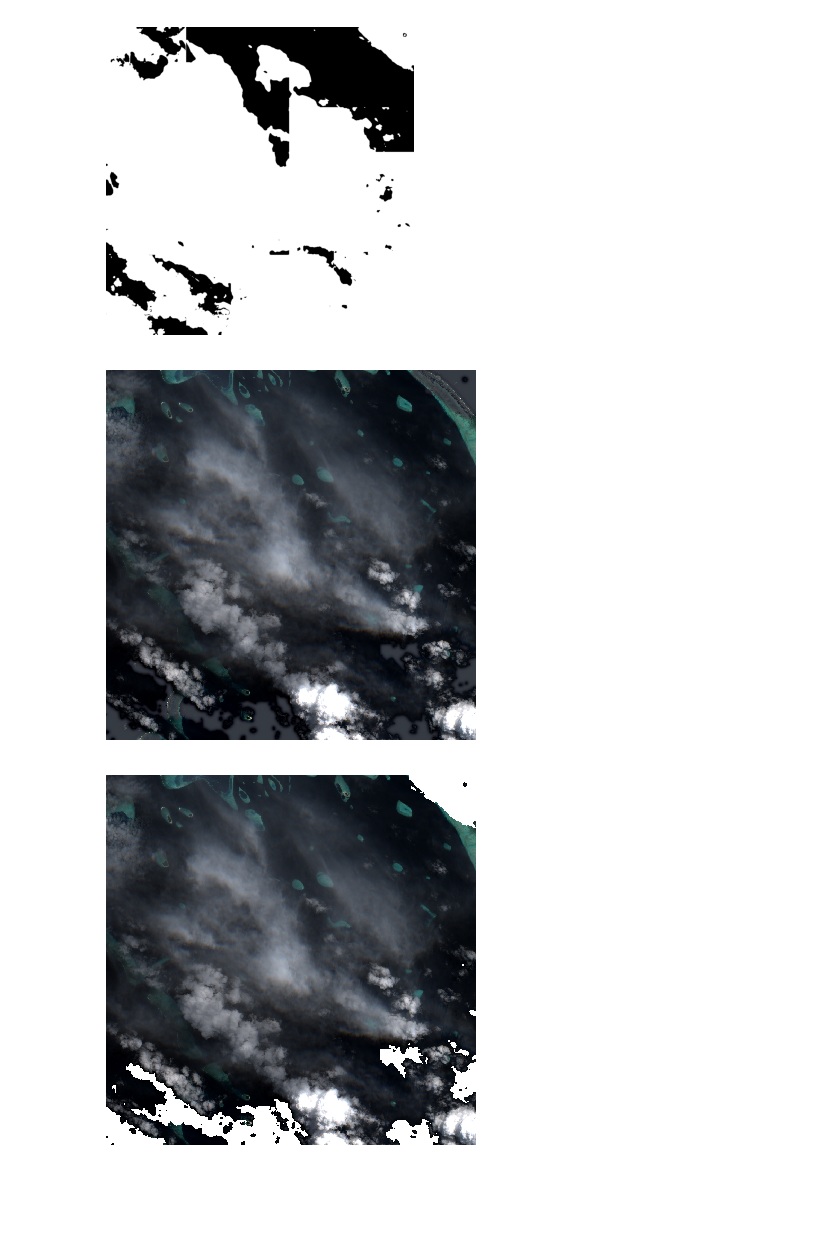
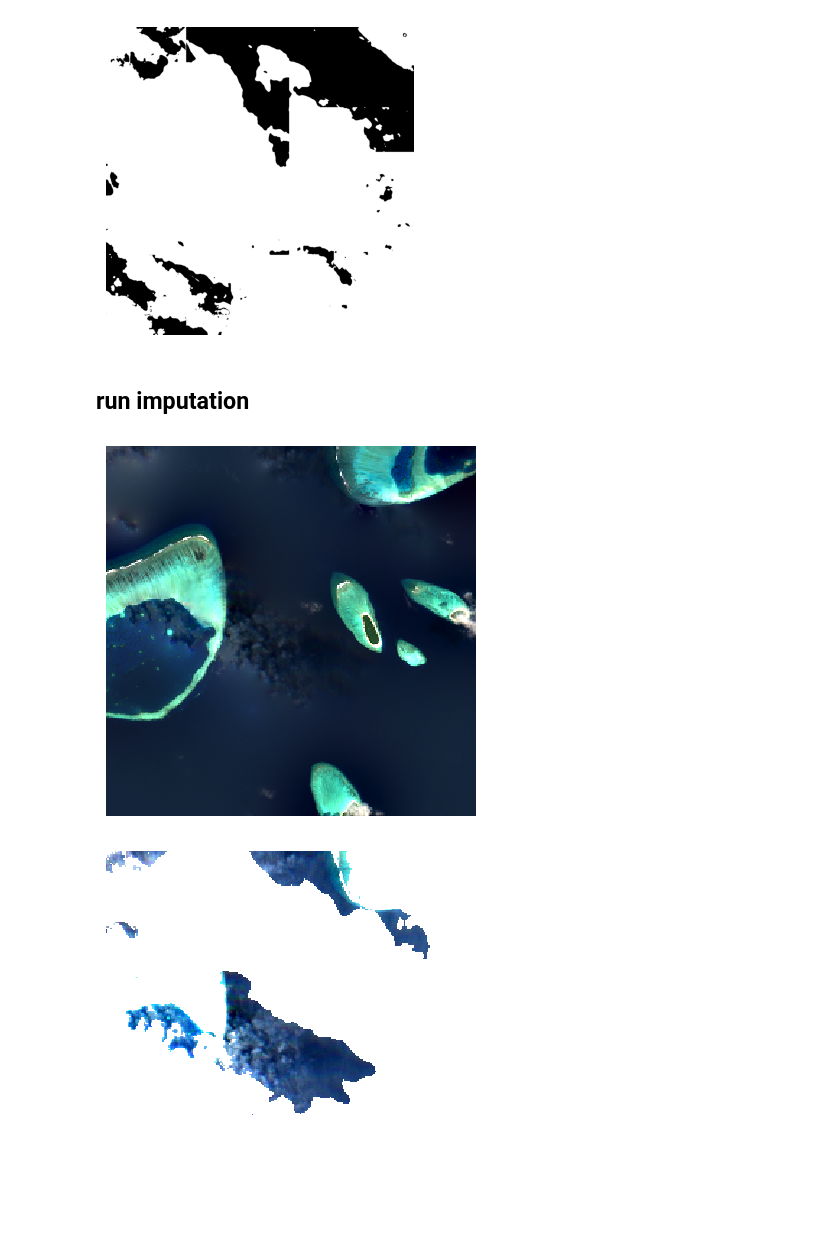
Before and after one commit to Wzesk/VPint, a Jupyter notebook: examples/sensie_cloud_removal.ipynb, the cells around one changed output. Drawn from its saved outputs; the diff is of its cells as text; code cells hidden in the pictures; blank space fills up the shorter version.

```diff
--- a/examples/sensie_cloud_removal.ipynb
+++ b/examples/sensie_cloud_removal.ipynb
@@ -155,8 +156,8 @@ def convert_to_colormap(mask, style='4-class', categorised=True):
 # %%
 # Test with larger offset values to confirm the fix works
 # Window parameters for extracting a patch from the satellite image
-y_size = 1068   # Height of the window (pixels)
-x_size = 1068    # Width of the window (pixels)
+y_size = 256#1068   # Height of the window (pixels)
+x_size = 256#1068    # Width of the window (pixels)
 
 # Window position (top-left corner coordinates) - using the original problematic values
 y_offset = 50   # Vertical position from top edge
@@ -168,7 +169,7 @@ print(f"✅ Extracting {y_size}x{x_size} window at position ({x_offset}, {y_offs
 target = load_product_windowed(target_path, y_size, x_size, y_offset, x_offset)
 features = load_product_windowed(features_path, y_size, x_size, y_offset, x_offset)
 
-# Visualise
-normalise_and_visualise(target)
-normalise_and_visualise(features)
+# # Visualise
+# normalise_and_visualise(target)
+# normalise_and_visualise(features)
 # %% [output]
@@ -183,0 +187,15 @@ Postprocessing mask with classes: Clear/Thick/Thin/Shadow
+# %%
+# convert  masks for imputation
+thick_mask = ((cloud_mask != 2)) * 100
+allcloud_mask = ((cloud_mask != 2) & (cloud_mask != 1)) * 100
+full_mask = ((cloud_mask < 1)) * 100
+
+# get the default mask from imagery
+def_mask = load_product_windowed(target_path, y_size, x_size, y_offset, x_offset, keep_bands=["CLD"], bands_20m={"CLD":0})[:,:,0]
+
+normalise_and_visualise(target)
+# Visual preview of thresholded mask
+plt.figure(figsize=(4,4))
+plt.imshow(def_mask, cmap='gray')
+plt.axis('off')
+plt.show()
@@ -228,11 +236,13 @@ Top mask values:
 [figure]
 Cloud coverage (mask = 1): 807505 px (70.80%)
 [figure]
+# %% [markdown]
+## run imputation
 # %%
-VPint2 = VPint2_interpolator(target, features, mask=allcloud_mask, bands_first=False, threshold=10) # Set bands_first to True if your data is C x H x W instead of H x W x C
+VPint2 = VPint2_interpolator(target, features, mask=def_mask, bands_first=False, threshold=10) # Set bands_first to True if your data is C x H x W instead of H x W x C
 pred = VPint2.run()
 normalise_and_visualise(pred)
 normalise_and_visualise(VPint2.target)
 # %% [output]
-[figure, old version]
+[figure, new version]
-[figure, old version]
+[figure, new version]
```
Also changed, not shown: parts of 9 cells of this notebook.
